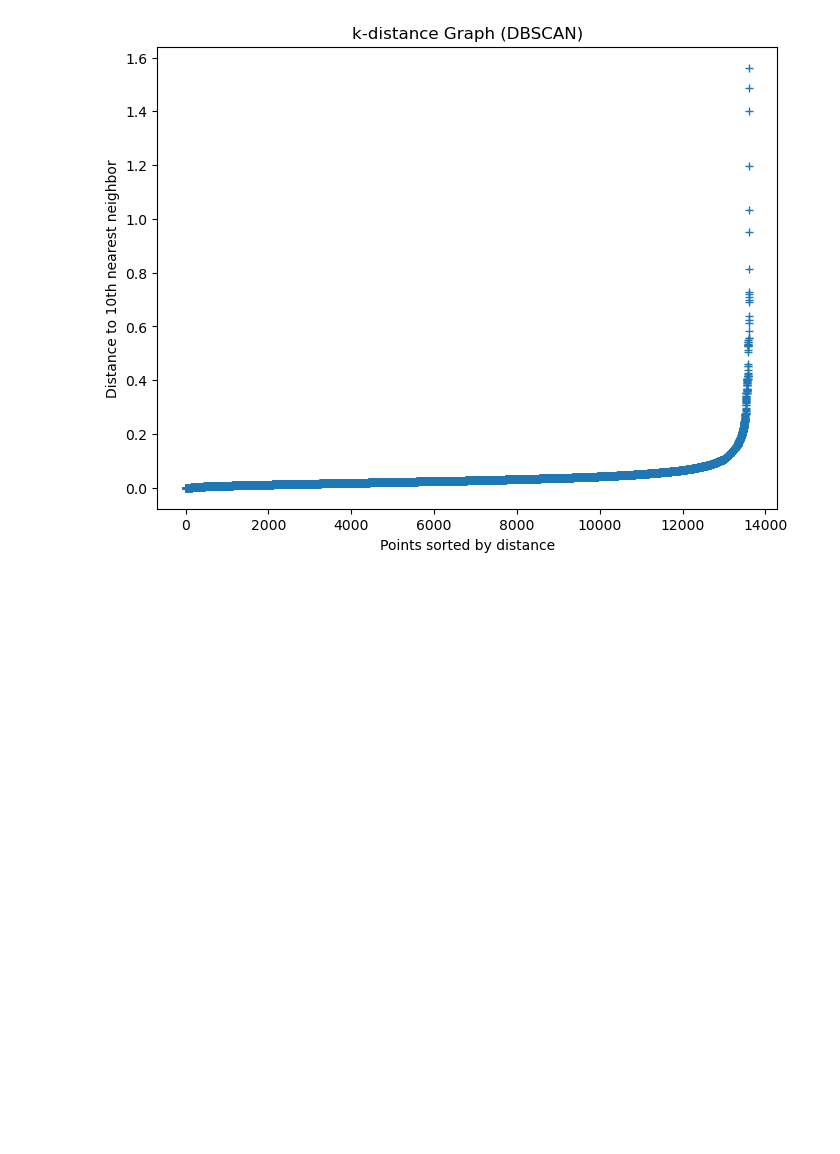
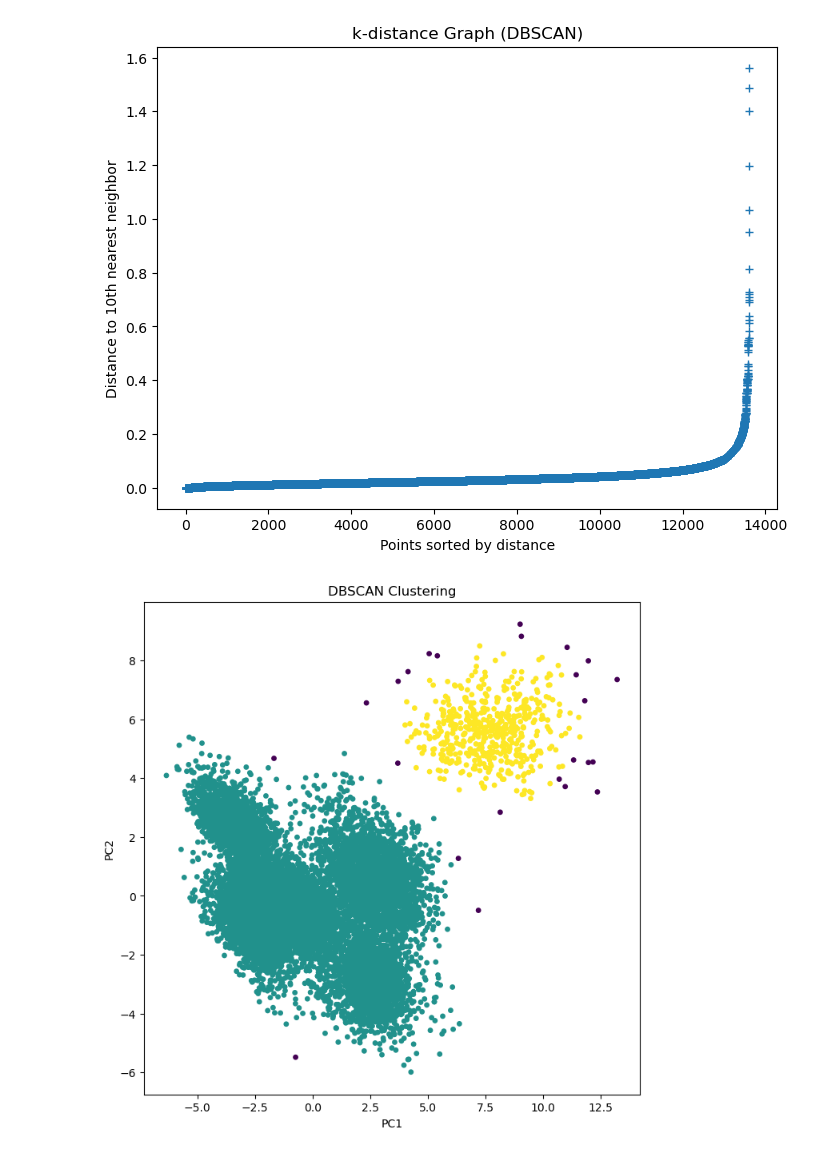
Before and after one commit to Jatin-s16/Bean, a Jupyter notebook: Bean_repo.ipynb, the cells around one changed output. Cells and saved outputs as stored; diff of their text form; code cells hidden in the pictures; blank space fills up the shorter version.

Commit message:
dbscan_clustering_graph

```diff
--- a/Bean_repo.ipynb
+++ b/Bean_repo.ipynb
@@ -216,3 +216,12 @@ plt.show()
 # %%
 dbscan = DBSCAN(eps=0.8, min_samples=10)
 dbscan_labels = dbscan.fit_predict(X_pca)
+# %%
+plt.figure(figsize=(8, 8))
+plt.scatter(X_pca.iloc[:, 0], X_pca.iloc[:, 1], c=dbscan_labels.astype(float), cmap='viridis', s=15)
+plt.title("DBSCAN Clustering")
+plt.xlabel("PC1")
+plt.ylabel("PC2")
+plt.show()
+# %% [output]
+[figure, added]
```
